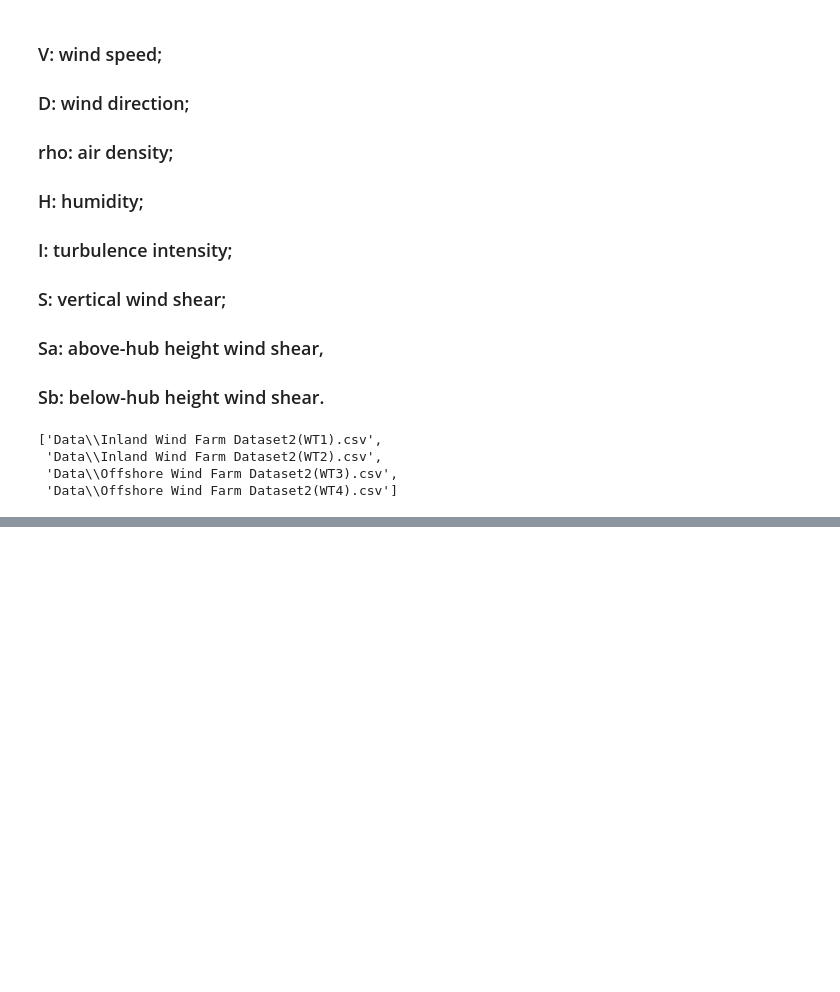
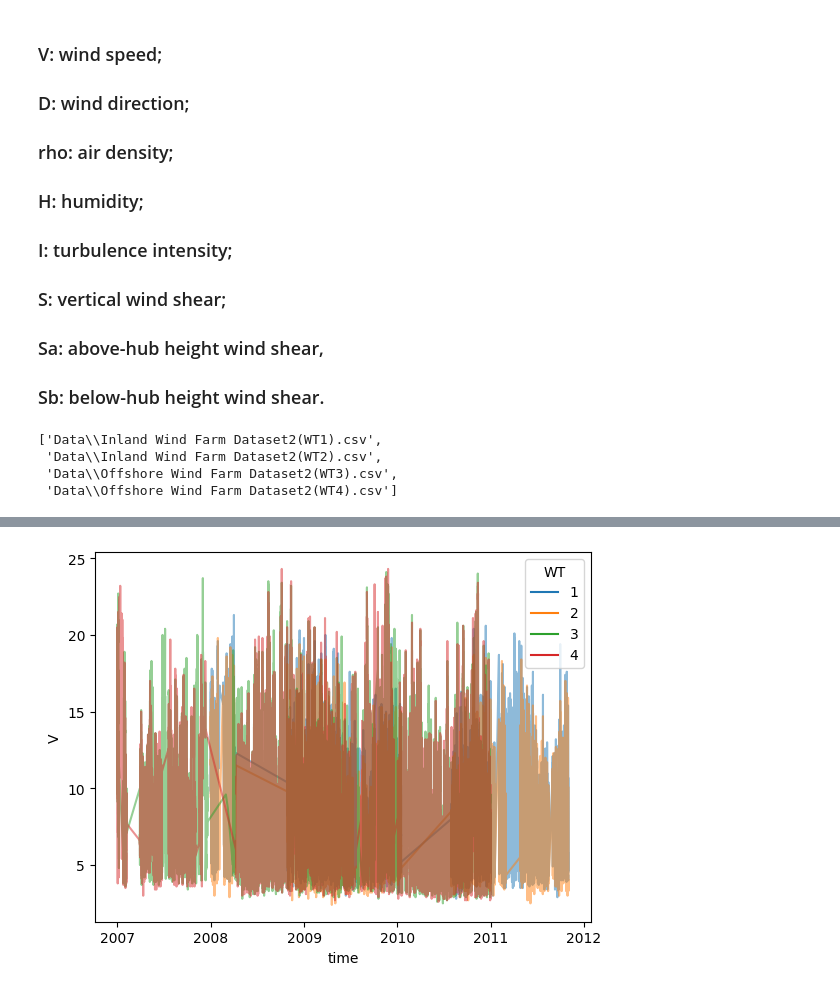
Before and after one commit to kwesen/DV-Project-2, a Jupyter notebook: article_2.ipynb, the cells around one changed output, grey strips where cells are left out. Cells and saved outputs as stored; diff of their text form; code cells hidden in the pictures; blank space fills up the shorter version.

```diff
--- a/article_2.ipynb
+++ b/article_2.ipynb
@@ -53,0 +61,6 @@ df_merged.loc[df_merged.WT == 1].head()
+# %%
+REDUCE_COEF = 4
+sns.lineplot(x="time", y='V', hue="WT", data=df_merged.sample(df_merged.shape[0]//REDUCE_COEF), alpha = 0.5)
+plt.show()
+# %% [output]
+[figure, added]
```
Also changed, not shown: parts of 7 cells of this notebook, 1 other file.
